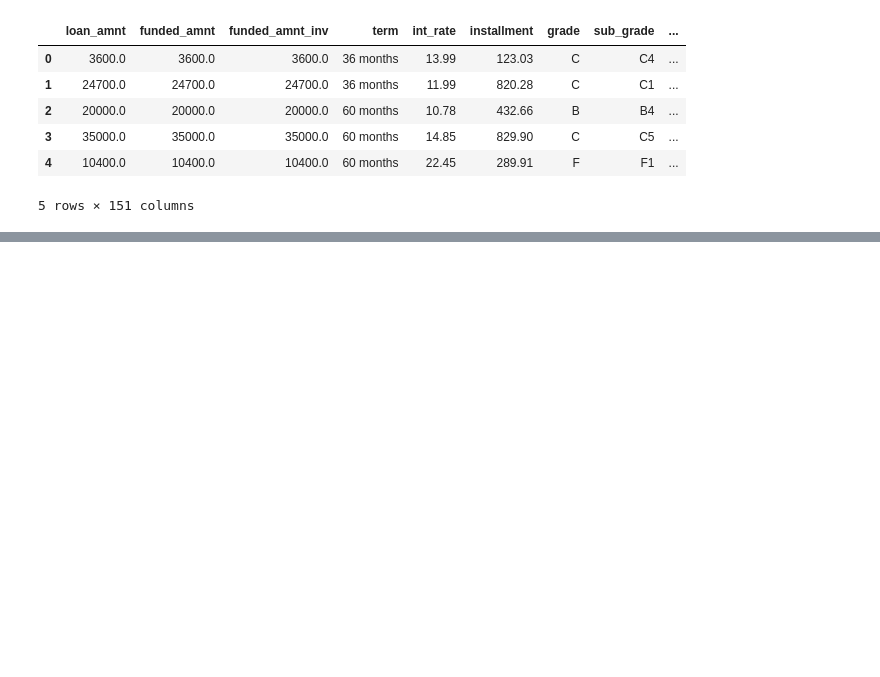
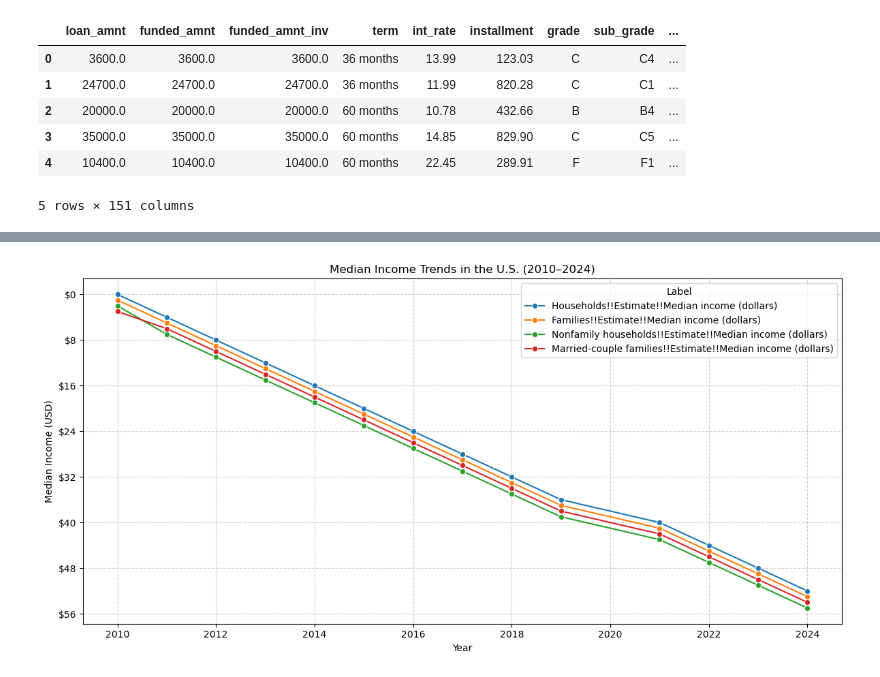
Before and after one commit to DanielAndCada/Borrower-Risk-Profiling, a Jupyter notebook: data-preprocessing.ipynb, the cells around one changed output, grey strips where cells are left out. Cells and saved outputs as stored; diff of their text form; code cells hidden in the pictures; blank space fills up the shorter version.

```diff
--- a/data-preprocessing.ipynb
+++ b/data-preprocessing.ipynb
@@ -146,0 +335,35 @@ NameError: name 'data' is not defined
+# %%
+import matplotlib.pyplot as plt
+import seaborn as sns
+import matplotlib.ticker as mtick
+
+# Filter for median income categories
+median_cats = [
+    "Households!!Estimate!!Median income (dollars)",
+    "Families!!Estimate!!Median income (dollars)",
+    "Nonfamily households!!Estimate!!Median income (dollars)",
+    "Married-couple families!!Estimate!!Median income (dollars)"
+]
+
+# Subset data
+df_median = long_df[long_df["Label"].isin(median_cats)]
+
+# Example: focus on United States
+df_us = df_median[df_median["NAME"] == "United States"]
+
+plt.figure(figsize=(12,6))
+sns.lineplot(data=df_us, x="year", y="value", hue="Label", marker="o")
+
+plt.title("Median Income Trends in the U.S. (2010–2024)")
+plt.ylabel("Median Income (USD)")
+plt.xlabel("Year")
+
+ax = plt.gca()
+ax.yaxis.set_major_locator(plt.MaxNLocator(10))  # ~10 ticks
+ax.yaxis.set_major_formatter(mtick.StrMethodFormatter('${x:,.0f}'))
+
+plt.grid(True, linestyle="--", alpha=0.6)
+plt.tight_layout()
+plt.show()
+# %% [output]
+[figure, added]
```
Also changed, not shown: parts of 12 cells of this notebook, 43 other files.
